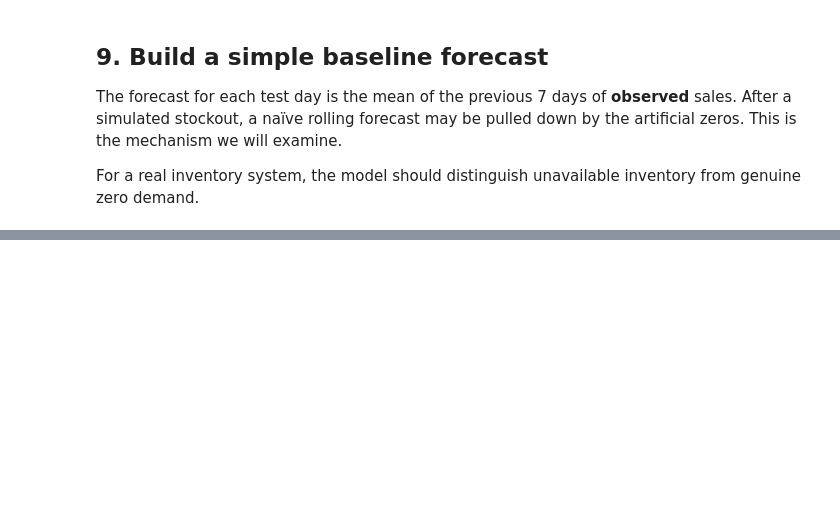
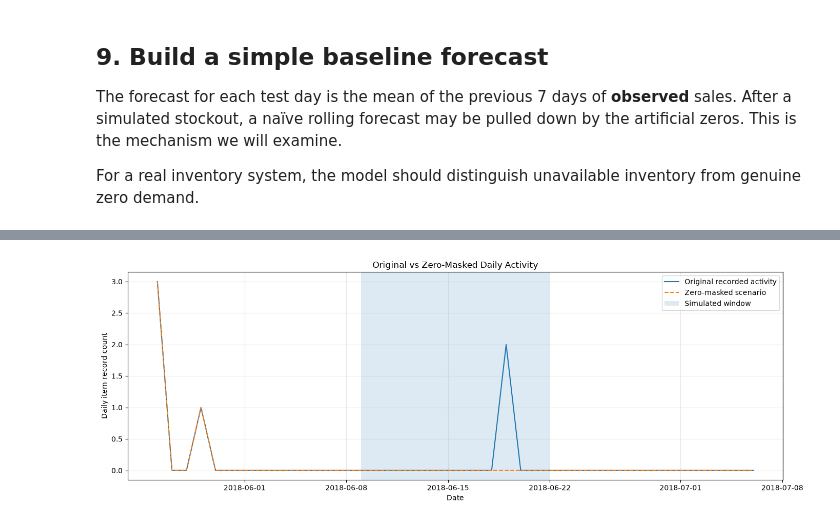
Before and after one commit to lisandihimara/Olist-E-Commerce-Stockout-Stress-Test, a Jupyter notebook: Notebooks/Week3_Olist_Stockout_Stress_Test.ipynb, the cells around one changed output, grey strips where cells are left out. Saved outputs shown, nothing was run; the diff lists cells and outputs as text; code cells hidden in the pictures; blank space fills up the shorter version.

```diff
--- a/Notebooks/Week3_Olist_Stockout_Stress_Test.ipynb
+++ b/Notebooks/Week3_Olist_Stockout_Stress_Test.ipynb
@@ -345,38 +697,46 @@ One product and one date window are not enough to generalize. This optional cell
 # %%
-def build_daily_series_for_product(product_id):
-    prod = delivered_items.loc[delivered_items["product_id"].eq(product_id)]
-    series = prod.groupby("purchase_date")["order_item_id"].count().reindex(date_index, fill_value=0)
-    series.index.name = "date"
-    return series.astype(float)
+plot_start = stockout_dates.min() - pd.Timedelta(days=14)
+plot_end = stockout_dates.max() + pd.Timedelta(days=14)
 
-sensitivity_rows = []
-for product_id in product_item_counts.head(5).index:
-    s = build_daily_series_for_product(product_id)
-    tr, te = s.iloc[:split_idx], s.iloc[split_idx:]
-    if len(te) <= window_length + 5:
-        continue
-    pos = max(3, (len(te) // 2) - (window_length // 2))
-    if pos + window_length >= len(te):
-        pos = len(te) - window_length - 1
-    if pos < 0:
-        continue
-    dates = te.index[pos:pos + window_length]
-    masked = te.copy()
-    masked.loc[dates] = 0.0
-    ref_pred = rolling_one_step_forecast(tr, te)
-    stress_pred = rolling_one_step_forecast(tr, masked)
-    post_dates = te.index[te.index > dates.max()][:14]
-    sensitivity_rows.append({
-        "product_id": product_id,
-        "stockout_start": dates.min().date().isoformat(),
-        "stockout_end": dates.max().date().isoformat(),
-        "reference_forecast_during_stockout": ref_pred.loc[dates].mean(),
-        "stress_forecast_during_stockout": stress_pred.loc[dates].mean(),
-        "reference_forecast_after_stockout": ref_pred.loc[post_dates].mean() if len(post_dates) else np.nan,
-        "stress_forecast_after_stockout": stress_pred.loc[post_dates].mean() if len(post_dates) else np.nan,
-    })
+plot_data = pd.DataFrame({
+    "original_activity": daily_sales,
+    "stress_scenario_activity": stress_sales
+}).loc[plot_start:plot_end]
 
-sensitivity = pd.DataFrame(sensitivity_rows)
-display(sensitivity.round(3))
-sensitivity.to_csv(RESULTS_DIR / "product_sensitivity_check.csv", index=False)
+plt.figure(figsize=(14, 5))
+plt.plot(
+    plot_data.index,
+    plot_data["original_activity"],
+    label="Original recorded activity"
+)
+plt.plot(
+    plot_data.index,
+    plot_data["stress_scenario_activity"],
+    label="Zero-masked scenario",
+    linestyle="--"
+)
+
+plt.axvspan(
+    stockout_dates.min(),
+    stockout_dates.max(),
+    alpha=0.15,
+    label="Simulated window"
+)
+
+plt.title("Original vs Zero-Masked Daily Activity")
+plt.xlabel("Date")
+plt.ylabel("Daily item-record count")
+plt.legend()
+plt.grid(True, alpha=0.3)
+plt.tight_layout()
+
+plt.savefig(
+    FIGURES_DIR / "simulated_stockout_observed_sales.png",
+    dpi=300,
+    bbox_inches="tight"
+)
+
+plt.show()
+# %% [output]
+[figure, added]
 # %% [markdown]
```
Also changed, not shown: parts of 30 cells of this notebook.
